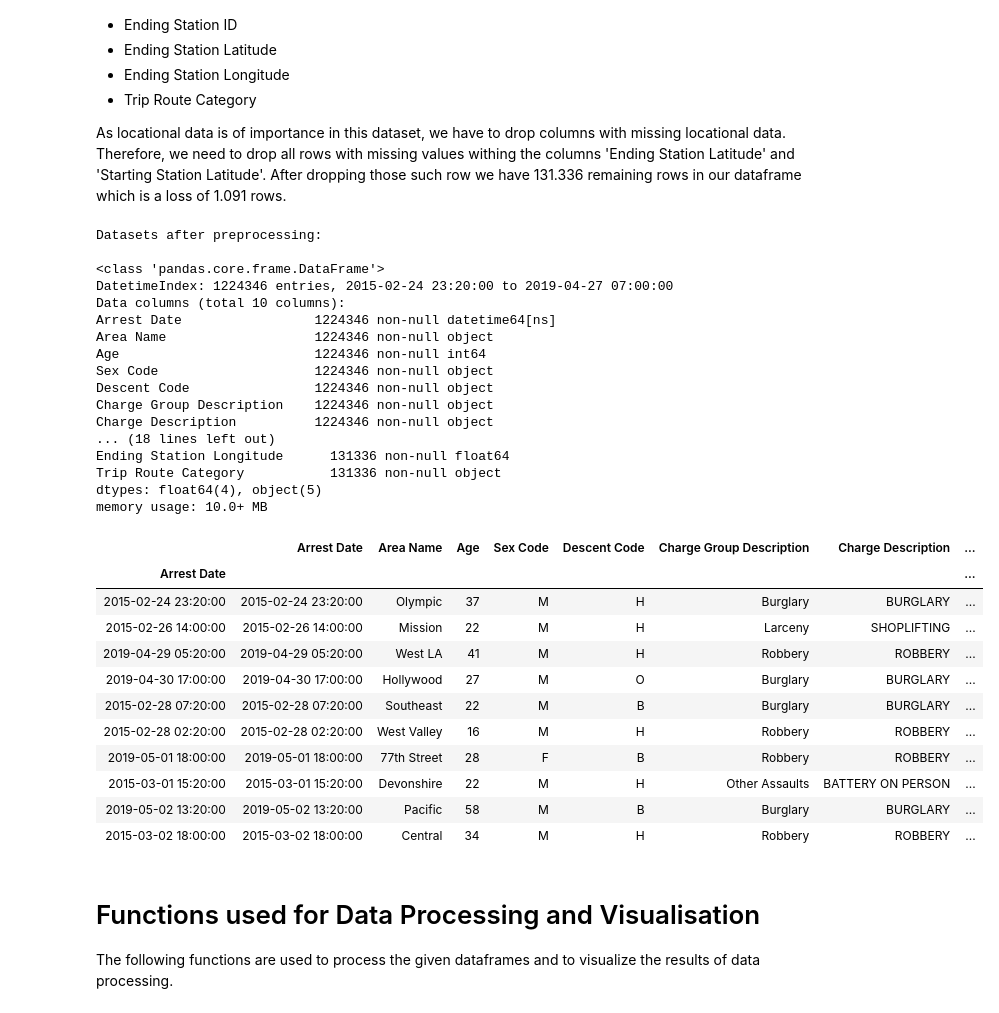
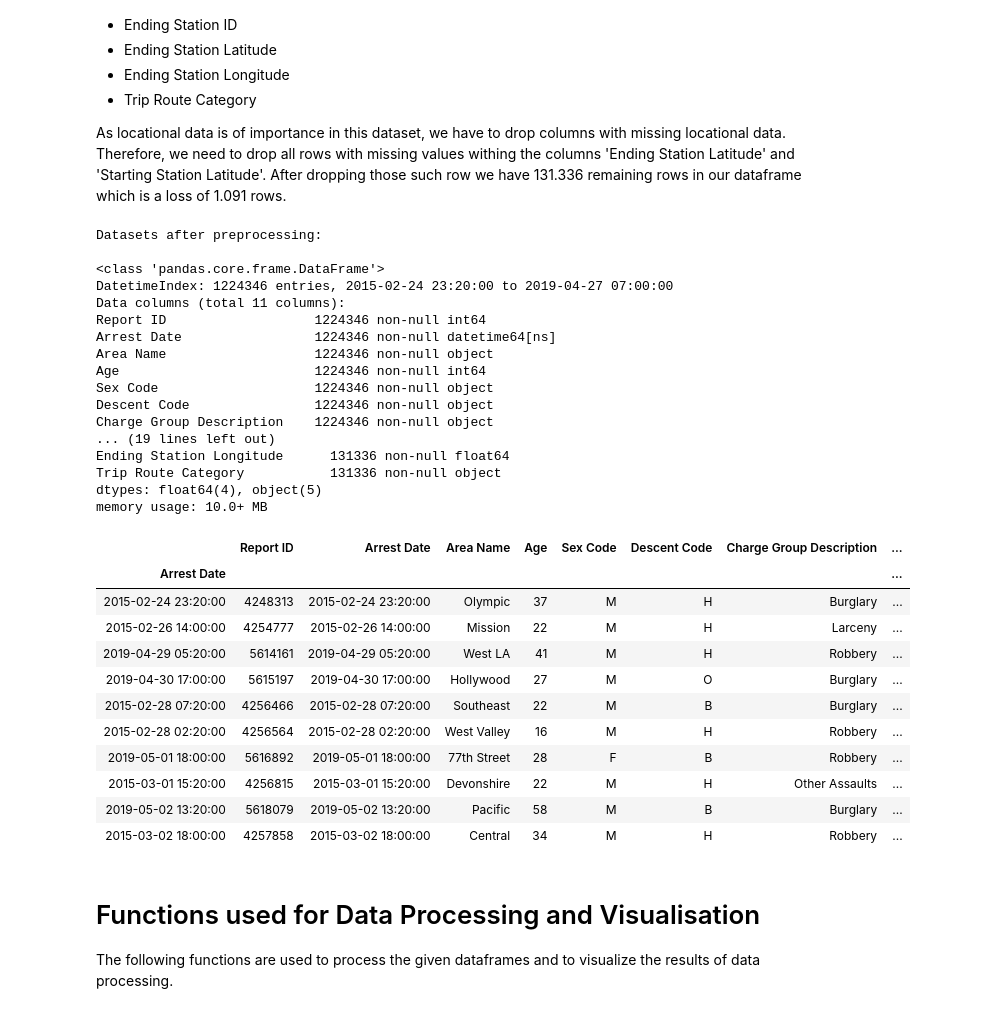
Before and after one commit to mledl/HIDM2019_termproject, a Jupyter notebook: app/los_angelese_safe_bikelanes.ipynb, the cells around one changed output. Saved outputs shown, nothing was run; the diff lists cells and outputs as text; code cells hidden in the pictures.

```diff
--- a/app/los_angelese_safe_bikelanes.ipynb
+++ b/app/los_angelese_safe_bikelanes.ipynb
@@ -148,7 +149,7 @@ As locational data is of importance in this dataset, we have to drop columns wit
 # Data preprocessing
 ###################################################################################
 # extract columns that we need for analysis
-arrest_cols = ['Arrest Date', 'Time', 'Area Name', 'Age', 'Sex Code', 'Descent Code', 'Charge Group Description',
+arrest_cols = ['Report ID','Arrest Date', 'Time', 'Area Name', 'Age', 'Sex Code', 'Descent Code', 'Charge Group Description',
                'Charge Description', 'Address', 'Cross Street', 'Location']
 trip_cols = ['Start Time', 'End Time', 'Starting Station ID', 'Starting Station Latitude', 'Starting Station Longitude',
              'Ending Station ID', 'Ending Station Latitude', 'Ending Station Longitude', 'Trip Route Category']
@@ -175,48 +176,48 @@ df_arrest['Arrest Date'] = df_arrest['Arrest Date'] + ' ' + df_arrest['Time']
 df_arrest['Arrest Date'] = pd.to_datetime(df_arrest['Arrest Date'])
 df_arrest = df_arrest.drop('Time', axis=1)
 
 # index the arrest data by Arrest Date
 df_arrest.index = pd.DatetimeIndex(df_arrest['Arrest Date'])
 
 # quick summary of the data after preprocessing
 print("\n")
 print("Datasets after preprocessing:\n")
 df_arrest.info()
 print("\n\n")
 df_trip.info()
 print("\n")
 
 df_arrest.head(10)
 # %% [output]
 Datasets after preprocessing:
 
 <class 'pandas.core.frame.DataFrame'>
 DatetimeIndex: 1224346 entries, 2015-02-24 23:20:00 to 2019-04-27 07:00:00
-Data columns (total 10 columns):
+Data columns (total 11 columns):
+Report ID                   1224346 non-null int64
 Arrest Date                 1224346 non-null datetime64[ns]
 Area Name                   1224346 non-null object
 Age                         1224346 non-null int64
 Sex Code                    1224346 non-null object
 Descent Code                1224346 non-null object
 Charge Group Description    1224346 non-null object
-Charge Description          1224346 non-null object
-... (18 lines left out)
+... (19 lines left out)
 Ending Station Longitude      131336 non-null float64
 Trip Route Category           131336 non-null object
 dtypes: float64(4), object(5)
 memory usage: 10.0+ MB
-|  | Arrest Date | Area Name | Age | Sex Code | Descent Code | Charge Group Description | Charge Description | ... |
+|  | Report ID | Arrest Date | Area Name | Age | Sex Code | Descent Code | Charge Group Description | ... |
 | Arrest Date |  |  |  |  |  |  |  | ... |
-| 2015-02-24 23:20:00 | 2015-02-24 23:20:00 | Olympic | 37 | M | H | Burglary | BURGLARY | ... |
-| 2015-02-26 14:00:00 | 2015-02-26 14:00:00 | Mission | 22 | M | H | Larceny | SHOPLIFTING | ... |
-| 2019-04-29 05:20:00 | 2019-04-29 05:20:00 | West LA | 41 | M | H | Robbery | ROBBERY | ... |
-| 2019-04-30 17:00:00 | 2019-04-30 17:00:00 | Hollywood | 27 | M | O | Burglary | BURGLARY | ... |
-| 2015-02-28 07:20:00 | 2015-02-28 07:20:00 | Southeast | 22 | M | B | Burglary | BURGLARY | ... |
-| 2015-02-28 02:20:00 | 2015-02-28 02:20:00 | West Valley | 16 | M | H | Robbery | ROBBERY | ... |
-| 2019-05-01 18:00:00 | 2019-05-01 18:00:00 | 77th Street | 28 | F | B | Robbery | ROBBERY | ... |
-| 2015-03-01 15:20:00 | 2015-03-01 15:20:00 | Devonshire | 22 | M | H | Other Assaults | BATTERY ON PERSON | ... |
-| 2019-05-02 13:20:00 | 2019-05-02 13:20:00 | Pacific | 58 | M | B | Burglary | BURGLARY | ... |
-| 2015-03-02 18:00:00 | 2015-03-02 18:00:00 | Central | 34 | M | H | Robbery | ROBBERY | ... |
+| 2015-02-24 23:20:00 | 4248313 | 2015-02-24 23:20:00 | Olympic | 37 | M | H | Burglary | ... |
+| 2015-02-26 14:00:00 | 4254777 | 2015-02-26 14:00:00 | Mission | 22 | M | H | Larceny | ... |
+| 2019-04-29 05:20:00 | 5614161 | 2019-04-29 05:20:00 | West LA | 41 | M | H | Robbery | ... |
+| 2019-04-30 17:00:00 | 5615197 | 2019-04-30 17:00:00 | Hollywood | 27 | M | O | Burglary | ... |
+| 2015-02-28 07:20:00 | 4256466 | 2015-02-28 07:20:00 | Southeast | 22 | M | B | Burglary | ... |
+| 2015-02-28 02:20:00 | 4256564 | 2015-02-28 02:20:00 | West Valley | 16 | M | H | Robbery | ... |
+| 2019-05-01 18:00:00 | 5616892 | 2019-05-01 18:00:00 | 77th Street | 28 | F | B | Robbery | ... |
+| 2015-03-01 15:20:00 | 4256815 | 2015-03-01 15:20:00 | Devonshire | 22 | M | H | Other Assaults | ... |
+| 2019-05-02 13:20:00 | 5618079 | 2019-05-02 13:20:00 | Pacific | 58 | M | B | Burglary | ... |
+| 2015-03-02 18:00:00 | 4257858 | 2015-03-02 18:00:00 | Central | 34 | M | H | Robbery | ... |
 # %% [markdown]
 # Functions used for Data Processing and Visualisation
 The following functions are used to process the given dataframes and to visualize the results of data processing.
```
Also changed, not shown: parts of 10 cells of this notebook, 5 other files.
